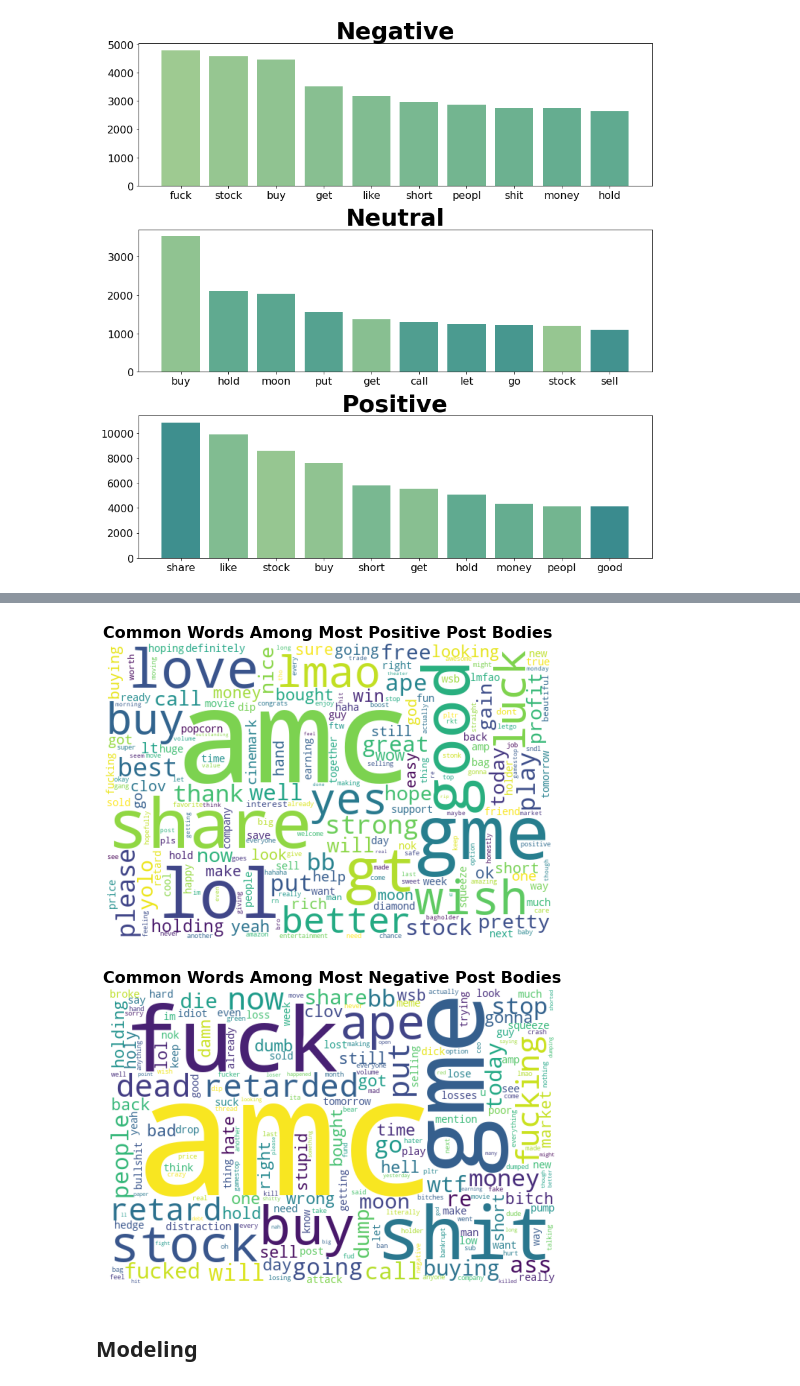
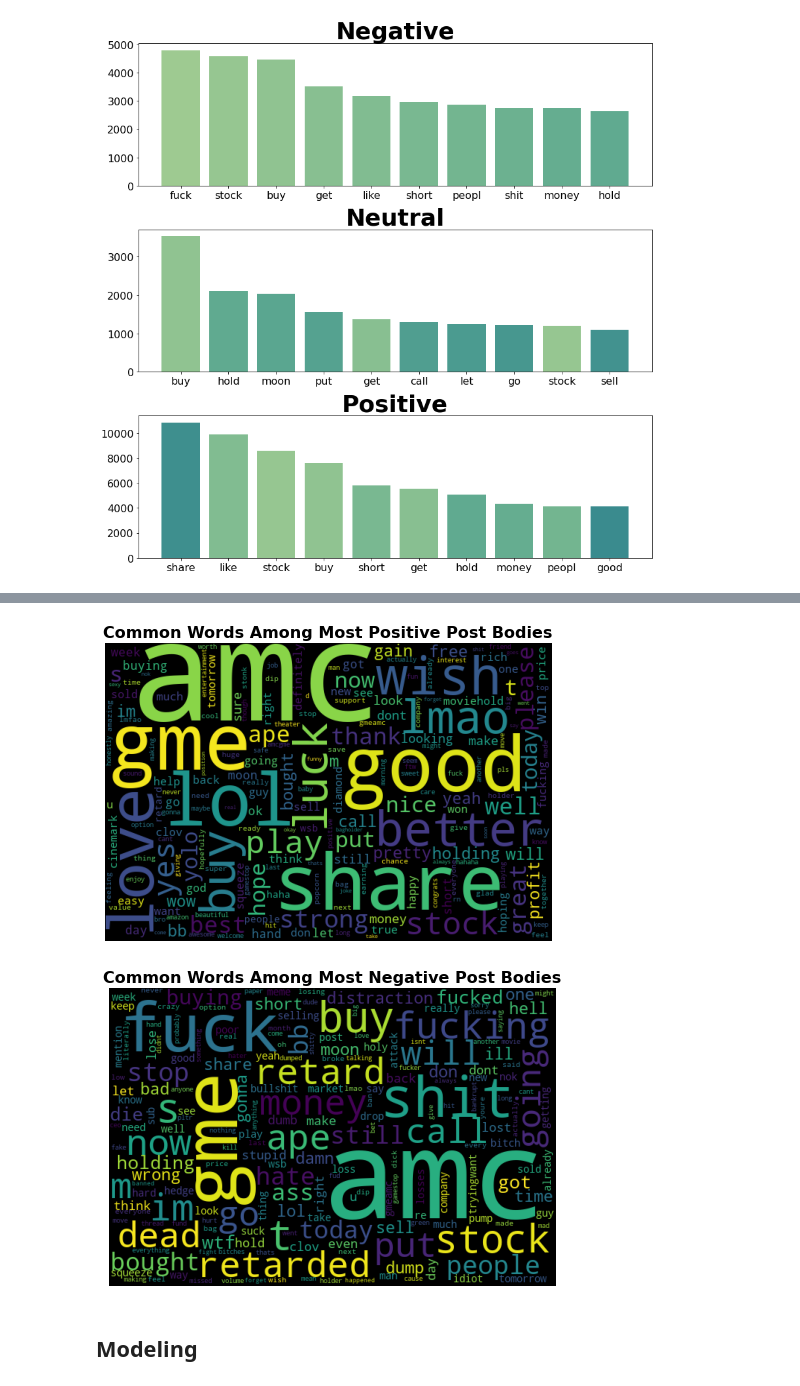
Before and after one commit to cyborgsage/reddit-nlp-strategy, a Jupyter notebook: AMC-comments_EDA.ipynb, the cells around one changed output, grey strips where cells are left out. Drawn from its saved outputs; the diff is of its cells as text; code cells hidden in the pictures.

```diff
--- a/AMC-comments_EDA.ipynb
+++ b/AMC-comments_EDA.ipynb
@@ -210,0 +195,12 @@ Name: body_sentiment, dtype: int64
+# %%
+#TextBlob Classification
+def blob_sent(post):
+    blob = TextBlob(post)
+    if blob.sentiment.polarity > 0:
+        return "Positive"
+    elif blob.sentiment.polarity < 0:
+        return "Negative"
+    else:
+        return "Neutral"
+# %%
+amc['blob_sent'] = amc['cleaned_body'].apply(lambda x: blob_sent(x))
@@ -272,16 +284,10 @@ fig.tight_layout()
 # %%
-body_data = amc[['body']].copy()
+body_data = amc[['cleaned_body', 'created_utc']].copy()
 body_data = body_data.dropna()
-body_data.body =body_data.body.str.lower()
-body_data.body   = body_data.body.apply(lambda x:re.sub('@[^\s]+','',x))
-body_data.body   = body_data.body.apply(lambda x:re.sub(r"http\S+", "", x))
-body_data.body   = body_data.body.apply(lambda x:' '.join(re.findall(r'\w+', x)))
-body_data.body   = body_data.body.apply(lambda x:re.sub(r'\s+[a-zA-Z]\s+', '', x))
-body_data.body   = body_data.body.apply(lambda x:re.sub(r'\s+', ' ', x, flags=re.I))
-body_data['sentiments']           = body_data['body'].apply(lambda x: sia.polarity_scores(' '.join(re.findall(r'\w+',x.lower()))))
-body_data['Positive Sentiment']   = body_data['sentiments'].apply(lambda x: x['pos']+1*(10**-6))
-body_data['Neutral Sentiment']    = body_data['sentiments'].apply(lambda x: x['neu']+1*(10**-6))
-body_data['Negative Sentiment']   = body_data['sentiments'].apply(lambda x: x['neg']+1*(10**-6))
+body_data['sentiments'] = body_data['cleaned_body'].apply(lambda x: sia.polarity_scores(' '.join(re.findall(r'\w+',x.lower()))))
+body_data['Positive Sentiment'] = body_data['sentiments'].apply(lambda x: x['pos']+1*(10**-6))
+body_data['Neutral Sentiment'] = body_data['sentiments'].apply(lambda x: x['neu']+1*(10**-6))
+body_data['Negative Sentiment'] = body_data['sentiments'].apply(lambda x: x['neg']+1*(10**-6))
 body_data.drop(columns=['sentiments'],inplace=True)
 # %%
 body_data
@@ -302,27 +310,27 @@ body_data
 # %%
-Most_Positive = body_data[body_data['Positive Sentiment'].between(0.4,1)]['body']
-Most_Negative = body_data[body_data['Negative Sentiment'].between(0.25,1)]['body']
+Most_Positive = body_data[body_data['Positive Sentiment'].between(0.4,1)]['cleaned_body']
+Most_Negative = body_data[body_data['Negative Sentiment'].between(0.25,1)]['cleaned_body']
 
 Most_Positive_text = ' '.join(Most_Positive)
 Most_Negative_text = ' '.join(Most_Negative)
 
 
-pwc = WordCloud(width=600,height=400,collocations = False,background_color='white').generate(Most_Positive_text)
-nwc = WordCloud(width=600,height=400,collocations = False,background_color='white').generate(Most_Negative_text)
+pwc = WordCloud(width=600,height=400,collocations = False,background_color='black').generate(Most_Positive_text)
+nwc = WordCloud(width=600,height=400,collocations = False,background_color='black').generate(Most_Negative_text)
 
 fig, ax = plt.subplots(figsize=(8,8))
 plt.title('Common Words Among Most Positive Post Bodies',fontsize=16,fontweight='bold')
 plt.imshow(pwc)
 plt.axis('off')
 fig, ax = plt.subplots(figsize=(8,8))
 plt.title('Common Words Among Most Negative Post Bodies',fontsize=16,fontweight='bold')
 plt.imshow(nwc)
 plt.axis('off')
 
 plt.show()
 # %% [output]
-[figure, old version]
+[figure, new version]
-[figure, old version]
+[figure, new version]
 # %% [markdown]
 ## Modeling
 # %% [markdown]
```
Also changed, not shown: parts of 16 cells of this notebook, 2 other files.
